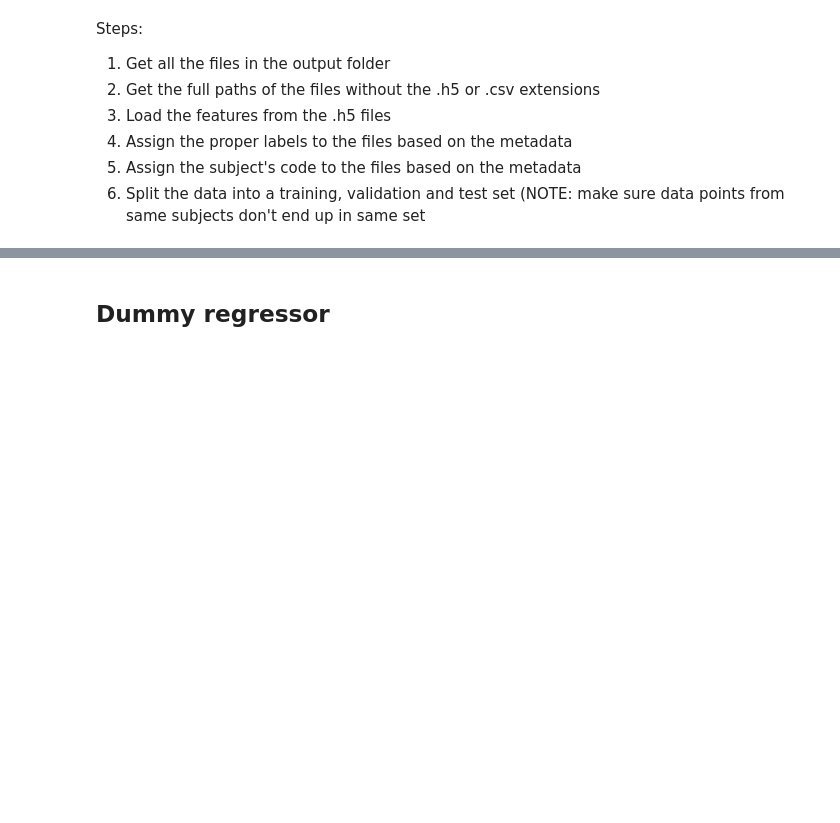
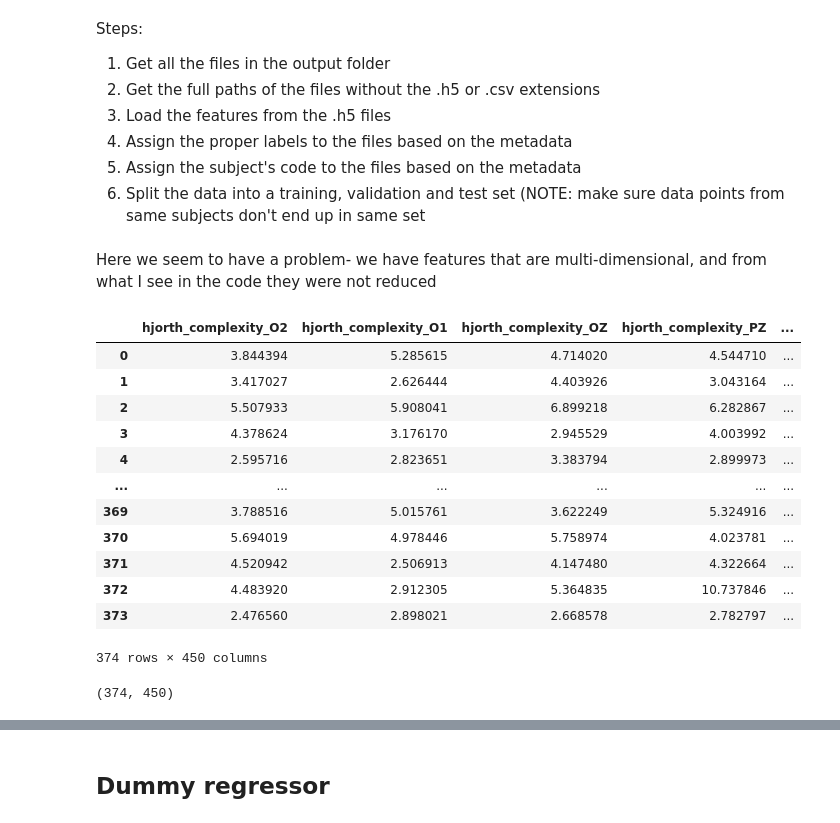
Before and after one commit to eegyolk-ai/eegyolk, a Jupyter notebook: reproducibility_experiments/remix_traditional_ml_models.ipynb, the cells around one changed output, grey strips where cells are left out. Saved outputs shown, nothing was run; the diff lists cells and outputs as text; code cells hidden in the pictures; blank space fills up the shorter version.

```diff
--- a/reproducibility_experiments/remix_traditional_ml_models.ipynb
+++ b/reproducibility_experiments/remix_traditional_ml_models.ipynb
@@ -29,3 +29,26 @@ Steps:
 4. Assign the proper labels to the files based on the metadata
 5. Assign the subject's code to the files based on the metadata
 6. Split the data into a training, validation and test set (NOTE: make sure data points from same subjects don't end up in same set
+# %% [markdown]
+Here we seem to have a problem- we have features that are multi-dimensional, and from what I see in the code they were not reduced
+# %%
+ef_ex =pd.read_hdf('../../volume-ceph/preprocessed-ml/extracted_features_001_29_jc_mmn.h5')
+ef_ex
+# %% [output]
+|  | hjorth_complexity_O2 | hjorth_complexity_O1 | hjorth_complexity_OZ | hjorth_complexity_PZ | ... |
+| 0 | 3.844394 | 5.285615 | 4.714020 | 4.544710 | ... |
+| 1 | 3.417027 | 2.626444 | 4.403926 | 3.043164 | ... |
+| 2 | 5.507933 | 5.908041 | 6.899218 | 6.282867 | ... |
+| 3 | 4.378624 | 3.176170 | 2.945529 | 4.003992 | ... |
+| 4 | 2.595716 | 2.823651 | 3.383794 | 2.899973 | ... |
+| ... | ... | ... | ... | ... | ... |
+| 369 | 3.788516 | 5.015761 | 3.622249 | 5.324916 | ... |
+| 370 | 5.694019 | 4.978446 | 5.758974 | 4.023781 | ... |
+| 371 | 4.520942 | 2.506913 | 4.147480 | 4.322664 | ... |
+| 372 | 4.483920 | 2.912305 | 5.364835 | 10.737846 | ... |
+| 373 | 2.476560 | 2.898021 | 2.668578 | 2.782797 | ... |
+374 rows × 450 columns
+# %%
+ef_ex.shape
+# %% [output]
+(374, 450)
```
Also changed, not shown: parts of 72 cells of this notebook, 1 other file.
